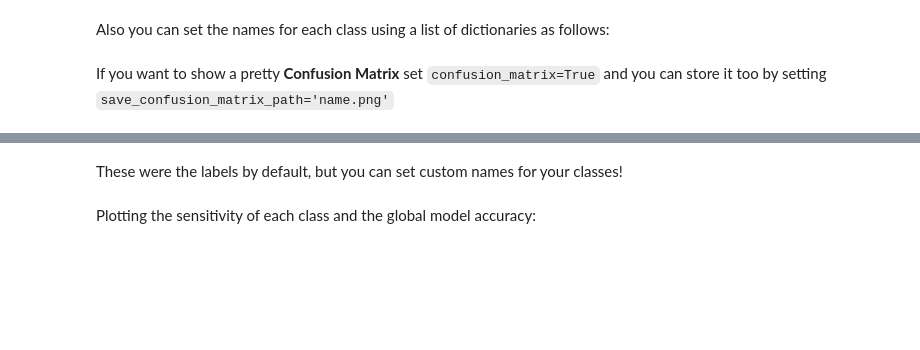
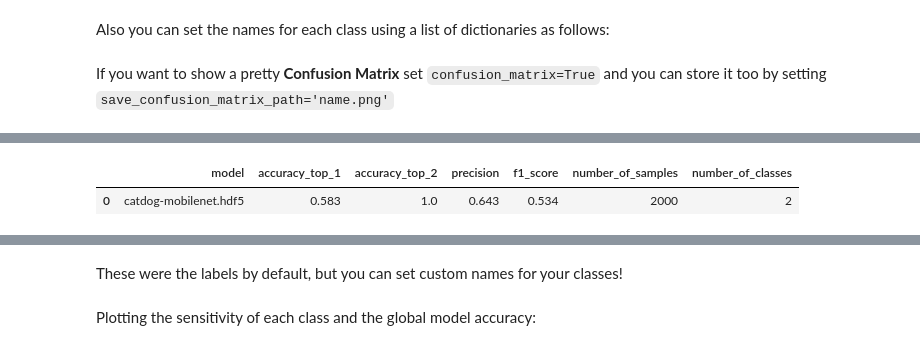
Before and after one commit to triagemd/keras-eval, a Jupyter notebook: example.ipynb, the cells around one changed output, grey strips where cells are left out. Saved outputs shown, nothing was run; the diff lists cells and outputs as text; code cells hidden in the pictures; blank space fills up the shorter version.

```diff
--- a/example.ipynb
+++ b/example.ipynb
@@ -120,4 +120,9 @@ Found 2000 images belonging to 2 classes.
 [figure]
+# %%
+evaluator.show_results('average')
+# %% [output]
+|  | model | accuracy_top_1 | accuracy_top_2 | precision | f1_score | number_of_samples | number_of_classes |
+| 0 | catdog-mobilenet.hdf5 | 0.583 | 1.0 | 0.643 | 0.534 | 2000 | 2 |
 # %%
 evaluator.show_results('individual')
 # %% [output]
```
Also changed, not shown: parts of 14 cells of this notebook.
